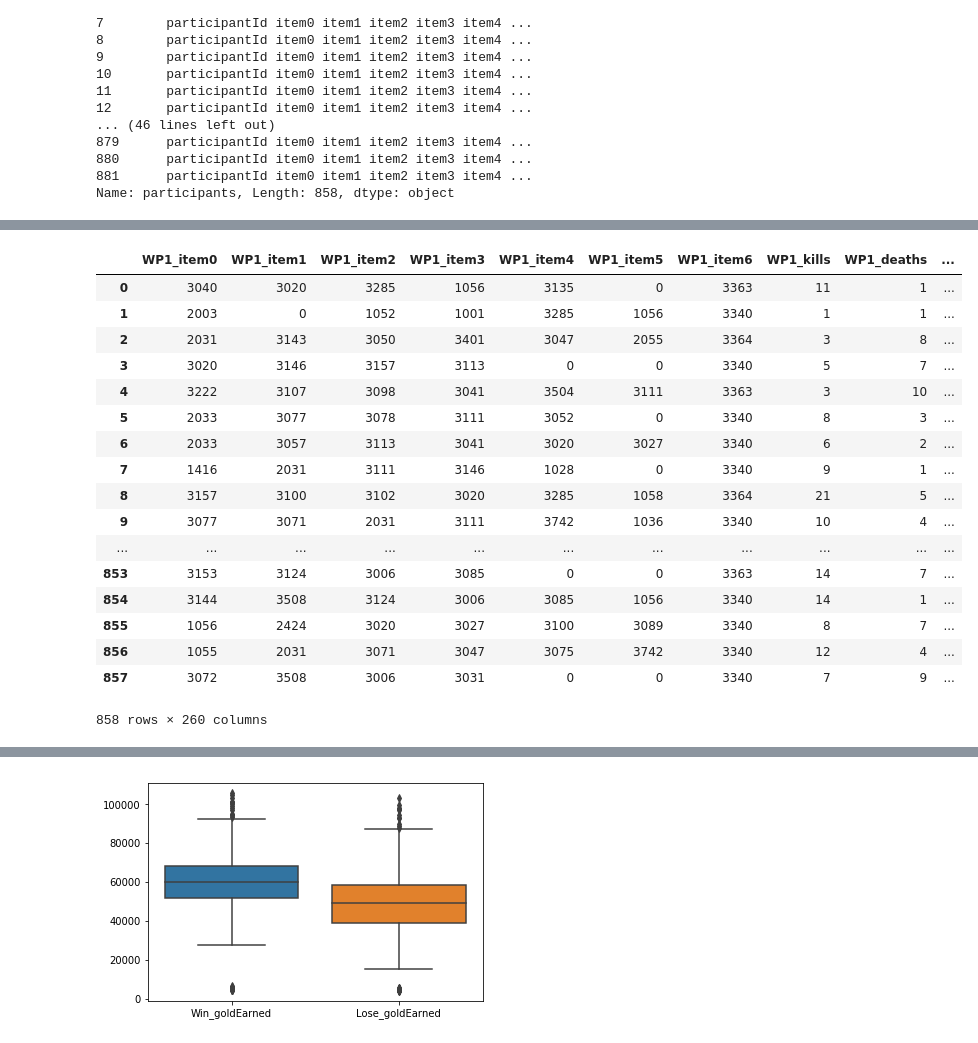
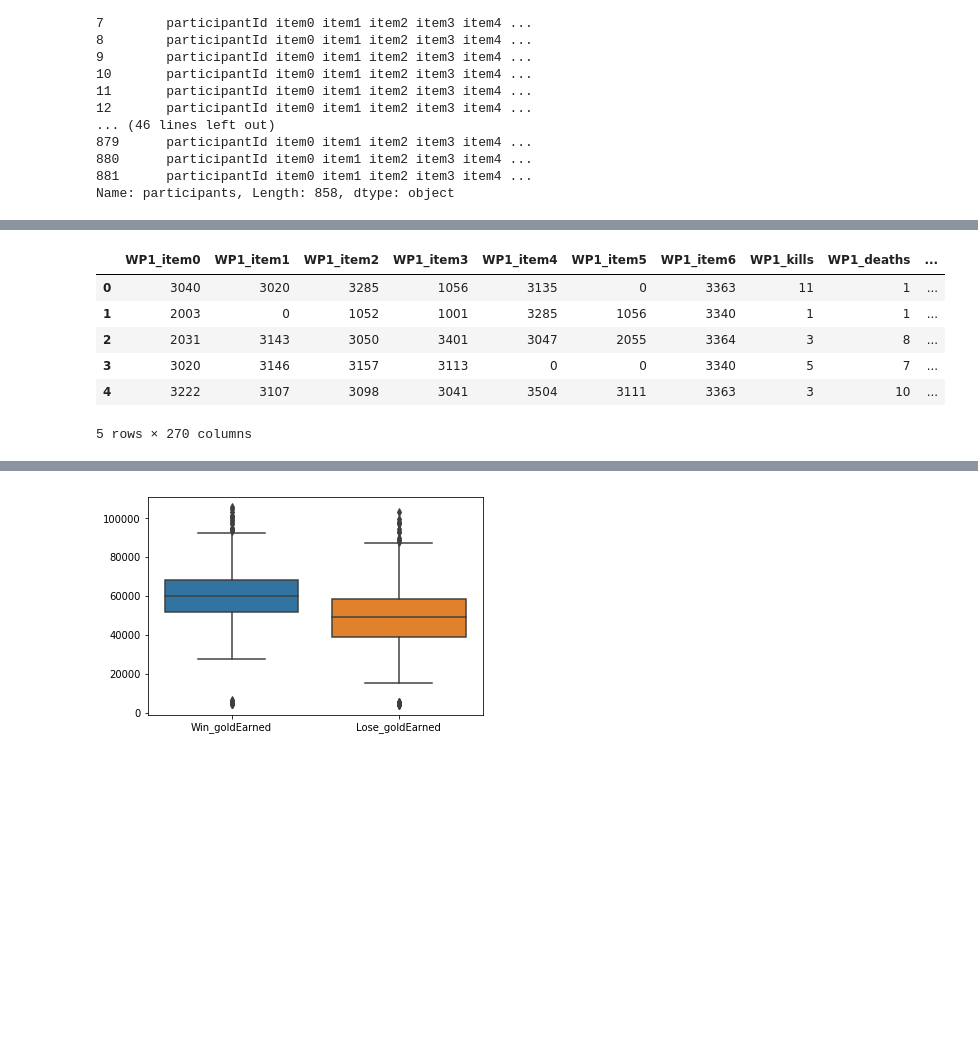
Before and after one commit to Fryman93/SprungBoard, a Jupyter notebook: Capstone 1/LoL.ipynb, the cells around one changed output, grey strips where cells are left out. Drawn from its saved outputs; the diff is of its cells as text; code cells hidden in the pictures; blank space fills up the shorter version.

```diff
--- a/Capstone 1/LoL.ipynb
+++ b/Capstone 1/LoL.ipynb
@@ -56,4 +47,6 @@ newgames.head()
 # %%
+# Why does this run slow?
+
 stats_keep_columns = ['participantId','win','item0','item1','item2','item3','item4','item5',
 'item6','kills','deaths','assists','longestTimeSpentLiving','totalDamageDealtToChampions',
 'magicDamageDealtToChampions', 'physicalDamageDealtToChampions','trueDamageDealtToChampions',
@@ -69,6 +62,8 @@ def create_row(row):
     for players in row:
         stats_player = pd.DataFrame.from_dict(players['stats'], orient = 'index') #Turns the dict into a pandas row
         a_row.append(stats_player.T[stats_keep_columns]) #Transposes then extracts
+        champ_player = pd.DataFrame.from_dict(dict((list(players.items())[2],)), orient = 'index')
+        a_row.append(champ_player.T)
         the_row = pd.concat(a_row, axis = 1)
 
     player_indexes = [index for index, col_name in enumerate(the_row) if col_name == 'participantId']
@@ -155,46 +131,37 @@ yes.reset_index(drop=True)
 # %%
+#### Need to fix this
+
 chunks = []
 for chunk in newclassicwoof:
     chunks.append(chunk)
 yes = pd.concat(chunks)
 
 player_indexes = [index for index, col_name in enumerate(yes) if col_name == 'participantId']
 yes = yes.drop('participantId', axis=1)
 
 wp_1 = yes.iloc[:,:player_indexes[1]].add_prefix('WP1_')
 wp_2 = yes.iloc[:,player_indexes[1]:player_indexes[2]].add_prefix('WP2_')
 wp_3 = yes.iloc[:,player_indexes[2]:player_indexes[3]].add_prefix('WP3_')
 wp_4 = yes.iloc[:,player_indexes[3]:player_indexes[4]].add_prefix('WP4_')
 wp_5 = yes.iloc[:,player_indexes[4]:player_indexes[5]].add_prefix('WP5_')
 
 lp_1 = yes.iloc[:,player_indexes[5]:player_indexes[6]].add_prefix('LP1_')
 lp_2 = yes.iloc[:,player_indexes[6]:player_indexes[7]].add_prefix('LP2_')
 lp_3 = yes.iloc[:,player_indexes[7]:player_indexes[8]].add_prefix('LP3_')
 lp_4 = yes.iloc[:,player_indexes[8]:player_indexes[9]].add_prefix('LP4_')
 lp_5 = yes.iloc[:,player_indexes[9]:].add_prefix('LP5_')
 
 new_names = [wp_1, wp_2, wp_3, wp_4, wp_5, lp_1, lp_2, lp_3, lp_4, lp_5]
 yes = pd.concat(new_names, axis=1)
-yes.reset_index(drop=True)
+yes.reset_index(drop=True).head()
 # %% [output]
 |  | WP1_item0 | WP1_item1 | WP1_item2 | WP1_item3 | WP1_item4 | WP1_item5 | WP1_item6 | WP1_kills | WP1_deaths | ... |
 | 0 | 3040 | 3020 | 3285 | 1056 | 3135 | 0 | 3363 | 11 | 1 | ... |
 | 1 | 2003 | 0 | 1052 | 1001 | 3285 | 1056 | 3340 | 1 | 1 | ... |
 | 2 | 2031 | 3143 | 3050 | 3401 | 3047 | 2055 | 3364 | 3 | 8 | ... |
 | 3 | 3020 | 3146 | 3157 | 3113 | 0 | 0 | 3340 | 5 | 7 | ... |
 | 4 | 3222 | 3107 | 3098 | 3041 | 3504 | 3111 | 3363 | 3 | 10 | ... |
-| 5 | 2033 | 3077 | 3078 | 3111 | 3052 | 0 | 3340 | 8 | 3 | ... |
-| 6 | 2033 | 3057 | 3113 | 3041 | 3020 | 3027 | 3340 | 6 | 2 | ... |
-| 7 | 1416 | 2031 | 3111 | 3146 | 1028 | 0 | 3340 | 9 | 1 | ... |
-| 8 | 3157 | 3100 | 3102 | 3020 | 3285 | 1058 | 3364 | 21 | 5 | ... |
-| 9 | 3077 | 3071 | 2031 | 3111 | 3742 | 1036 | 3340 | 10 | 4 | ... |
-| ... | ... | ... | ... | ... | ... | ... | ... | ... | ... | ... |
-| 853 | 3153 | 3124 | 3006 | 3085 | 0 | 0 | 3363 | 14 | 7 | ... |
-| 854 | 3144 | 3508 | 3124 | 3006 | 3085 | 1056 | 3340 | 14 | 1 | ... |
-| 855 | 1056 | 2424 | 3020 | 3027 | 3100 | 3089 | 3340 | 8 | 7 | ... |
-| 856 | 1055 | 2031 | 3071 | 3047 | 3075 | 3742 | 3340 | 12 | 4 | ... |
-| 857 | 3072 | 3508 | 3006 | 3031 | 0 | 0 | 3340 | 7 | 9 | ... |
-858 rows × 260 columns
+5 rows × 270 columns
 # %%
 #TEAM DATA
 
```
Also changed, not shown: parts of 17 cells of this notebook.
